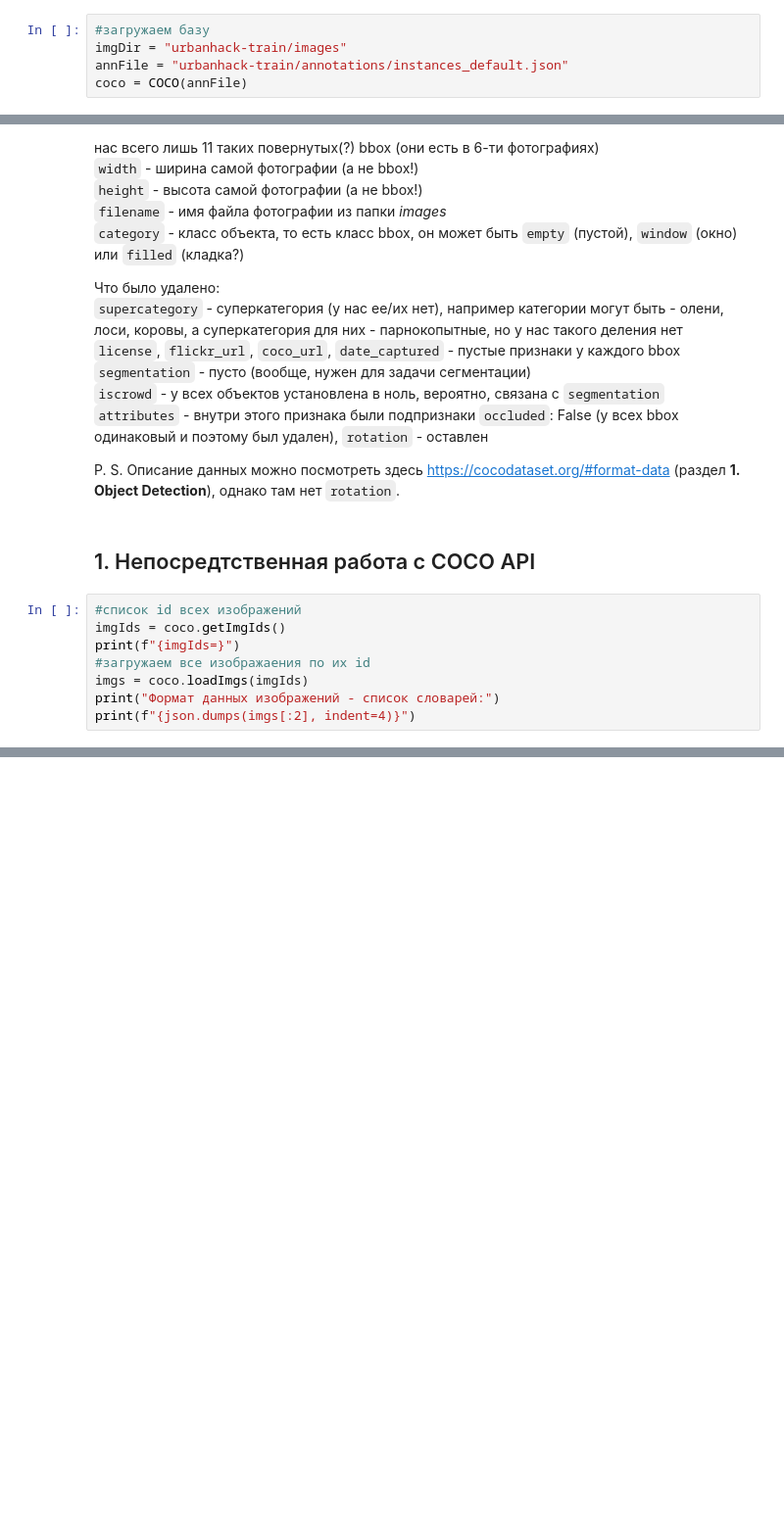
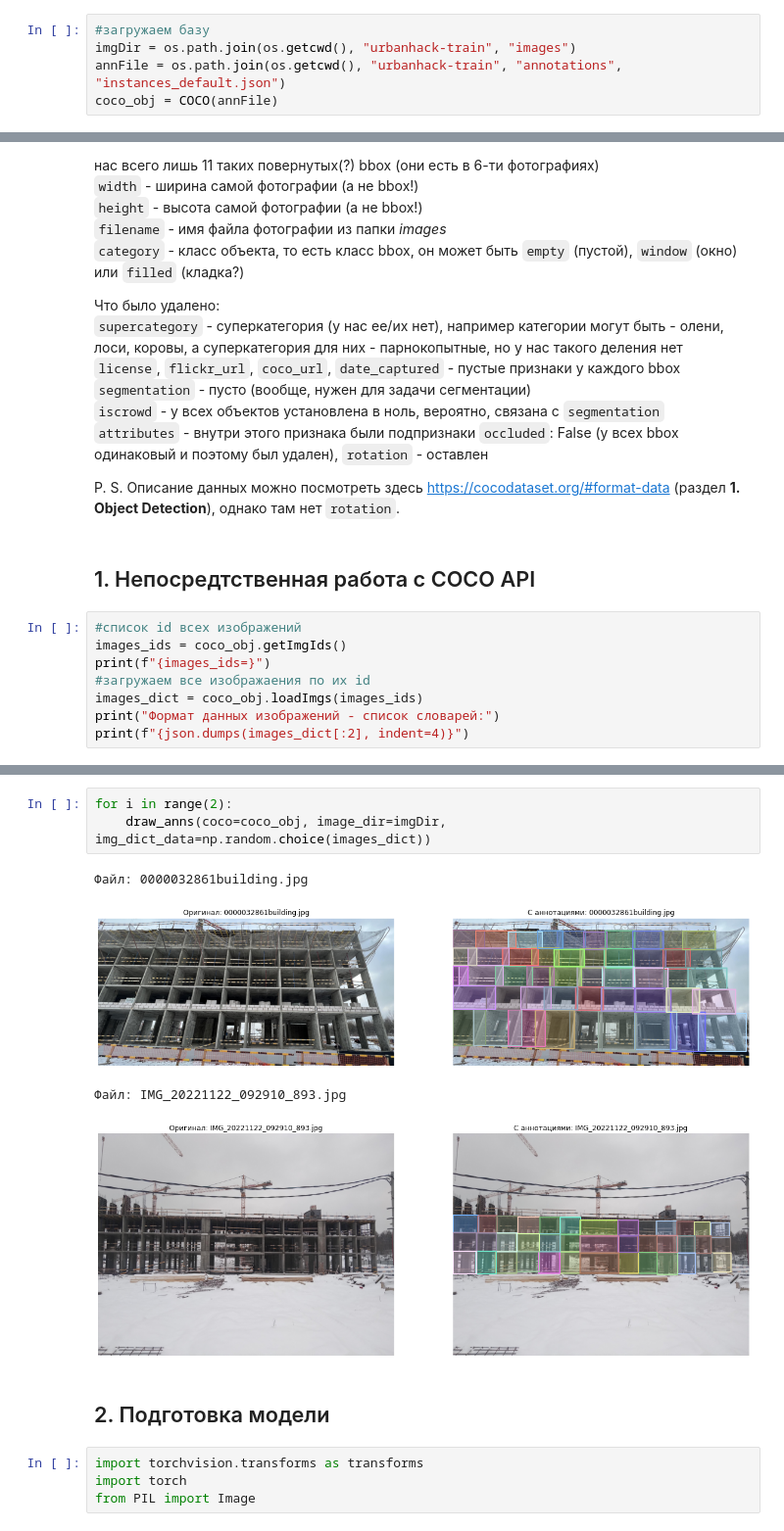
Before and after one commit to fedor-konovalenko/YPTeam_samolet, a Jupyter notebook: coco_part.ipynb, the cells around one changed output, grey strips where cells are left out. Shown at 98% size. Cells and saved outputs as stored; diff of their text form; blank space fills up the shorter version.

Commit message:
1. Новые функции: draw_anns - визуализирует аннотации draw_anns_for_filename - ищет файл по имени (или части имени) файла и визуализирует его аннотации 2. Добавил этап - Подготовка модели

```diff
--- a/coco_part.ipynb
+++ b/coco_part.ipynb
@@ -9,7 +11,7 @@ import json
 # %%
 #загружаем базу
-imgDir = "urbanhack-train/images"
-annFile = "urbanhack-train/annotations/instances_default.json"
-coco = COCO(annFile)
+imgDir = os.path.join(os.getcwd(), "urbanhack-train", "images")
+annFile = os.path.join(os.getcwd(), "urbanhack-train", "annotations", "instances_default.json")
+coco_obj = COCO(annFile)
 # %% [output]
 loading annotations into memory...
@@ -134,10 +136,10 @@ P. S. Описание данных можно посмотреть здесь h
 ## 1. Непосредтственная работа с COCO API
 # %%
 #список id всех изображений
-imgIds = coco.getImgIds()
-print(f"{imgIds=}")
+images_ids = coco_obj.getImgIds()
+print(f"{images_ids=}")
 #загружаем все изображаения по их id
-imgs = coco.loadImgs(imgIds)
+images_dict = coco_obj.loadImgs(images_ids)
 print("Формат данных изображений - список словарей:")
-print(f"{json.dumps(imgs[:2], indent=4)}")
+print(f"{json.dumps(images_dict[:2], indent=4)}")
 # %% [output]
@@ -207,0 +198,14 @@ id аннотаций изображения 0000019949building.jpg: [1, 2, 3, 4
+# %%
+for i in range(2):
+    draw_anns(coco=coco_obj, image_dir=imgDir, img_dict_data=np.random.choice(images_dict))
+# %% [output]
+Файл: 0000032861building.jpg
+[figure, added]
+Файл: IMG_20221122_092910_893.jpg
+[figure, added]
+# %% [markdown]
+## 2. Подготовка модели
+# %%
+import torchvision.transforms as transforms
+import torch
+from PIL import Image
```
Also changed, not shown: parts of 14 cells of this notebook.
